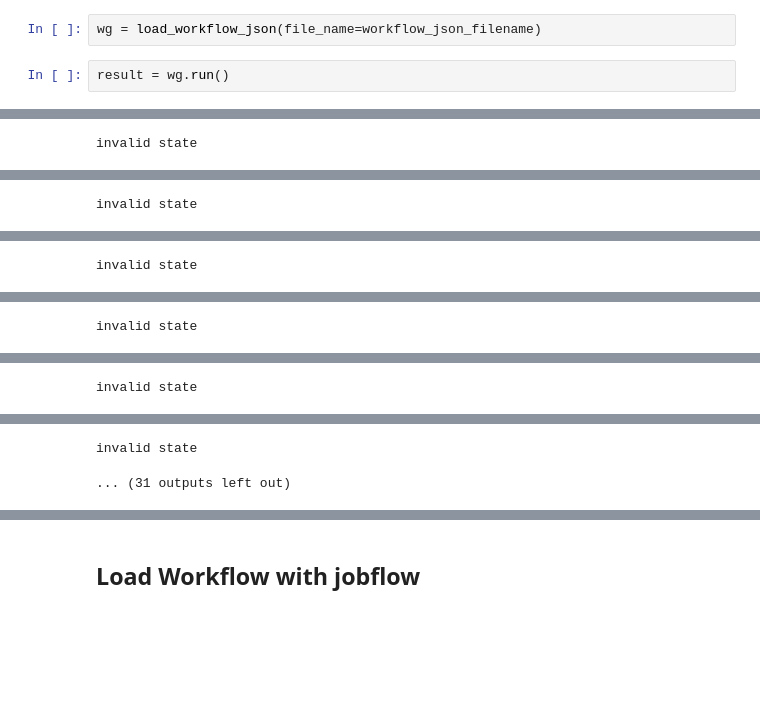
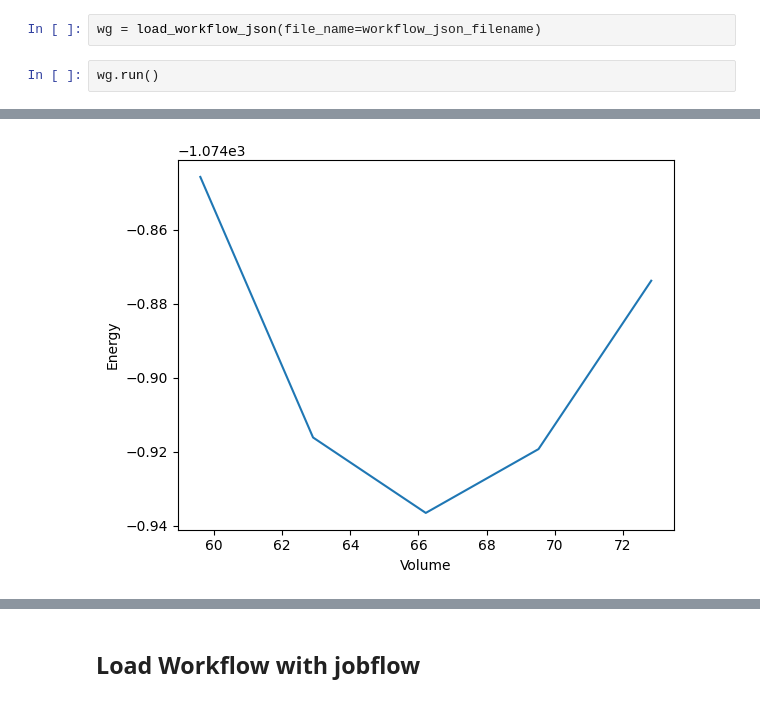
Before and after one commit to pythonworkflow/python-workflow-definition, a Jupyter notebook: pyiron_base_qe.ipynb, the cells around one changed output, grey strips where cells are left out. Cells and saved outputs as stored; diff of their text form; blank space fills up the shorter version.

```diff
--- a/pyiron_base_qe.ipynb
+++ b/pyiron_base_qe.ipynb
@@ -92,5 +92,5 @@ from python_workflow_definition.aiida import load_workflow_json
 # %%
 wg = load_workflow_json(file_name=workflow_json_filename)
 # %%
-result = wg.run()
+wg.run()
 # %% [output]
@@ -101 +113,0 @@ result = wg.run()
-invalid state
@@ -103 +113,0 @@ invalid state
-invalid state
@@ -105 +113,0 @@ invalid state
-invalid state
@@ -107 +113,0 @@ invalid state
-invalid state
@@ -109 +113,0 @@ invalid state
-invalid state
@@ -111,2 +114 @@ invalid state
-invalid state
-... (31 outputs left out)
+[figure, added]
```
Also changed, not shown: parts of 4 cells of this notebook, 6 other files.
